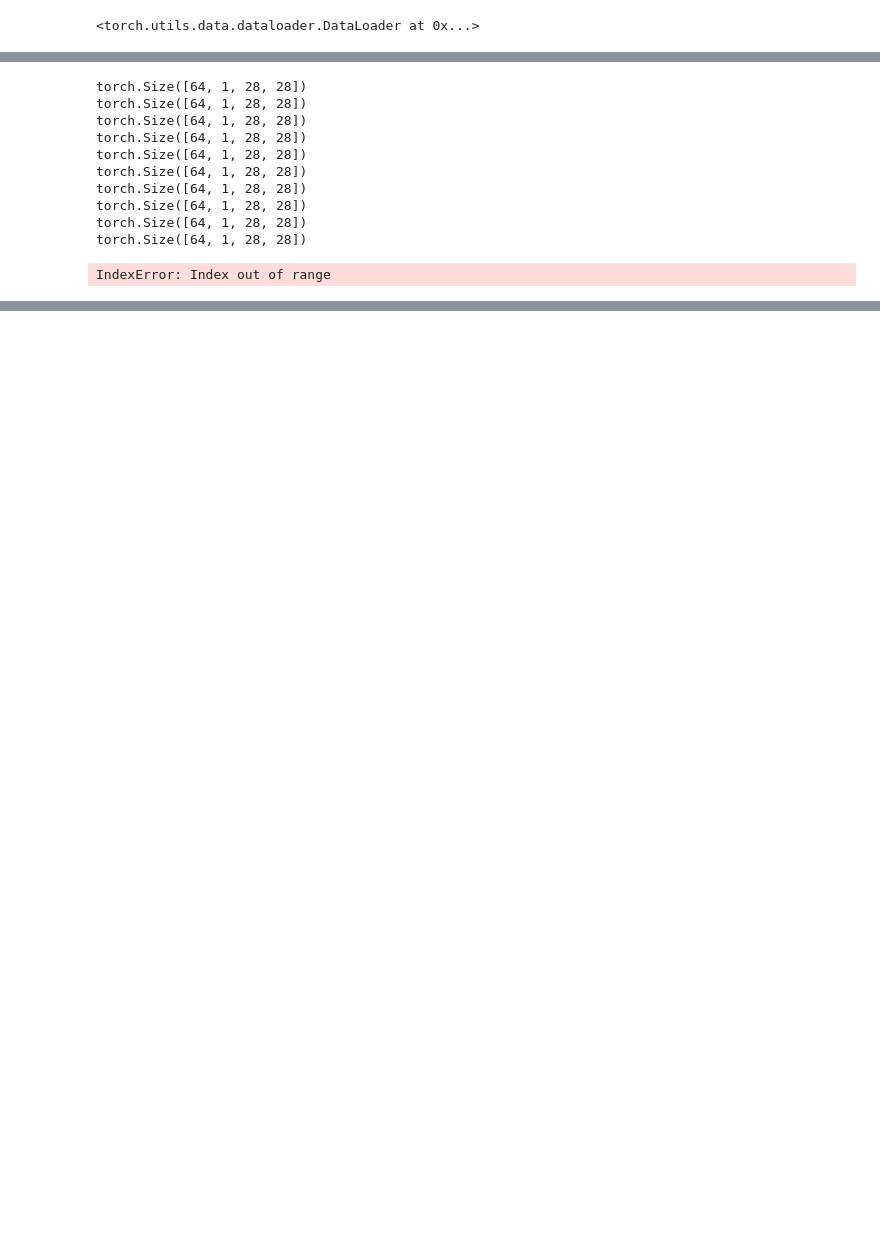
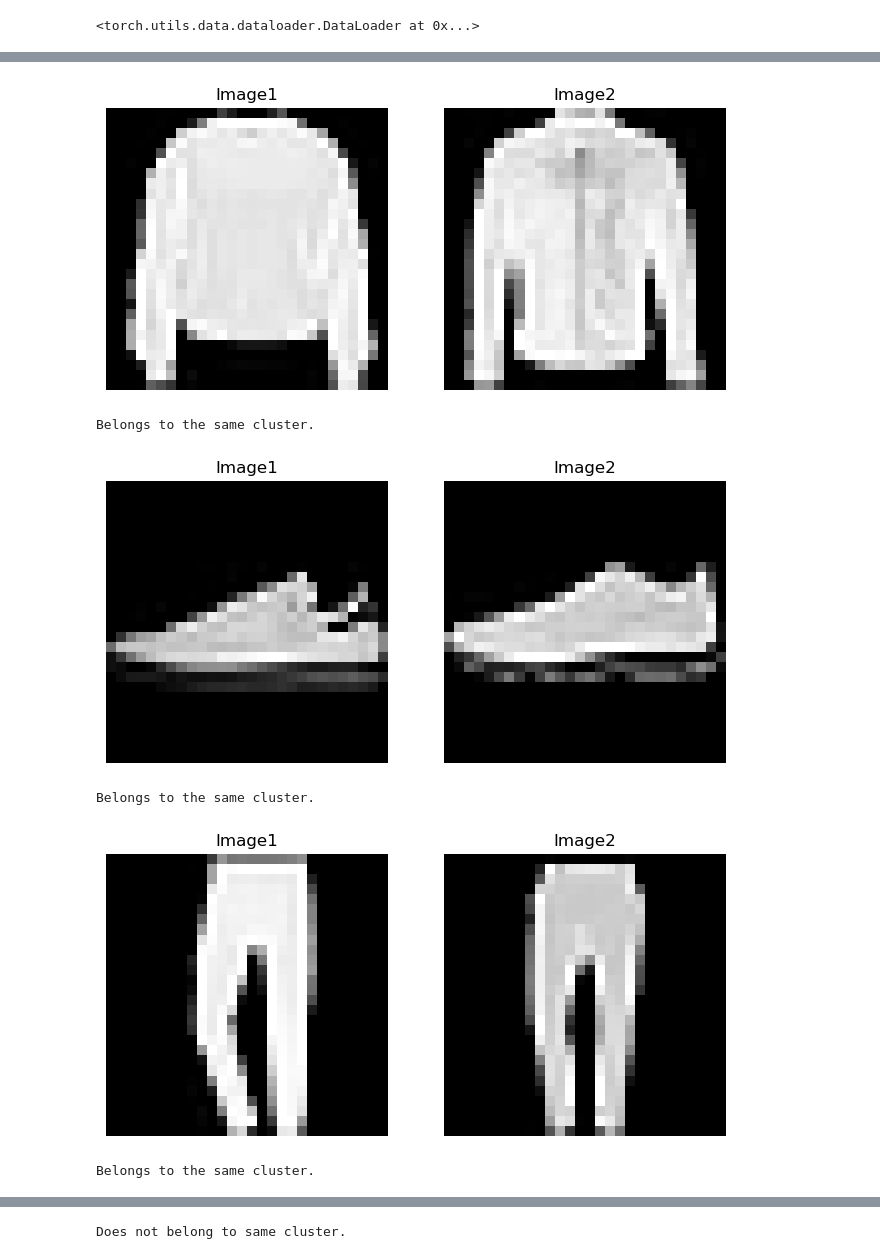
Before and after one commit to TheUndercover01/DeepECT-Deep-Hierarchical-clustering, a Jupyter notebook: main.ipynb, the cells around one changed output, grey strips where cells are left out. Drawn from its saved outputs; the diff is of its cells as text; code cells hidden in the pictures; blank space fills up the shorter version.

```diff
--- a/main.ipynb
+++ b/main.ipynb
@@ -252,20 +257,28 @@ Iteration 20
-# %%
-for i, data in enumerate(train_loader, 0):
-
-    input = data
-
-    print(input.shape)
-
-    out , point = model(input)
-# %% [output]
-torch.Size([64, 1, 28, 28])
-torch.Size([64, 1, 28, 28])
-torch.Size([64, 1, 28, 28])
-torch.Size([64, 1, 28, 28])
-torch.Size([64, 1, 28, 28])
-torch.Size([64, 1, 28, 28])
-torch.Size([64, 1, 28, 28])
-torch.Size([64, 1, 28, 28])
-torch.Size([64, 1, 28, 28])
-torch.Size([64, 1, 28, 28])
-IndexError: Index out of range
+# %%
+trainset1 = torchvision.datasets.FashionMNIST(root='./data', train=True, download=True, transform=transform)
+
+
+trainset1.data = trainset1.data[4000:5000]
+u_train_dataset_no_labels = TestDataset(trainset1)
+u_train_loader = torch.utils.data.DataLoader(u_train_dataset_no_labels, batch_size=64, shuffle=True)
+# %%
+
+
+# for j in [test_train_loader , test_train_loader_1]:
+def test_sim(dataloader , index1 , index2):
+    ouput = []
+    for i, data in enumerate(dataloader, 0):
+
+        dataset = dataloader.dataset
+        img1 = dataset.dataset[index1][0]
+        img2 = dataset.dataset[index2][0]
+
+        _ , point = model(img1.unsqueeze(0))
+        _ , point2 = model(img2.unsqueeze(0))
+
+
+
+        ouput.append(point.detach().numpy())
+        ouput.append(point2.detach().numpy())
+
+    return clust_tree.test_data(ouput[0][0] , ouput[1][0])
@@ -271,0 +318,22 @@ IndexError: Index out of range
+# %%
+print_images(model, train_loader, 7 , 311
+                  )
+
+print_images(model, train_loader, 6 , 310
+                  )
+
+print_images(model, u_train_loader, 7 , 115
+                  )
+
+print_images(model, train_loader, 31 , 7
+                  )
+
+print_images(model, train_loader, 1 , 529
+                  )
+# %% [output]
+[figure, added]
+Belongs to the same cluster.
+[figure, added]
+Belongs to the same cluster.
+[figure, added]
+Belongs to the same cluster.
@@ -271,0 +341 @@ IndexError: Index out of range
+Does not belong to same cluster.
```
Also changed, not shown: parts of 11 cells of this notebook, 3 other files.
